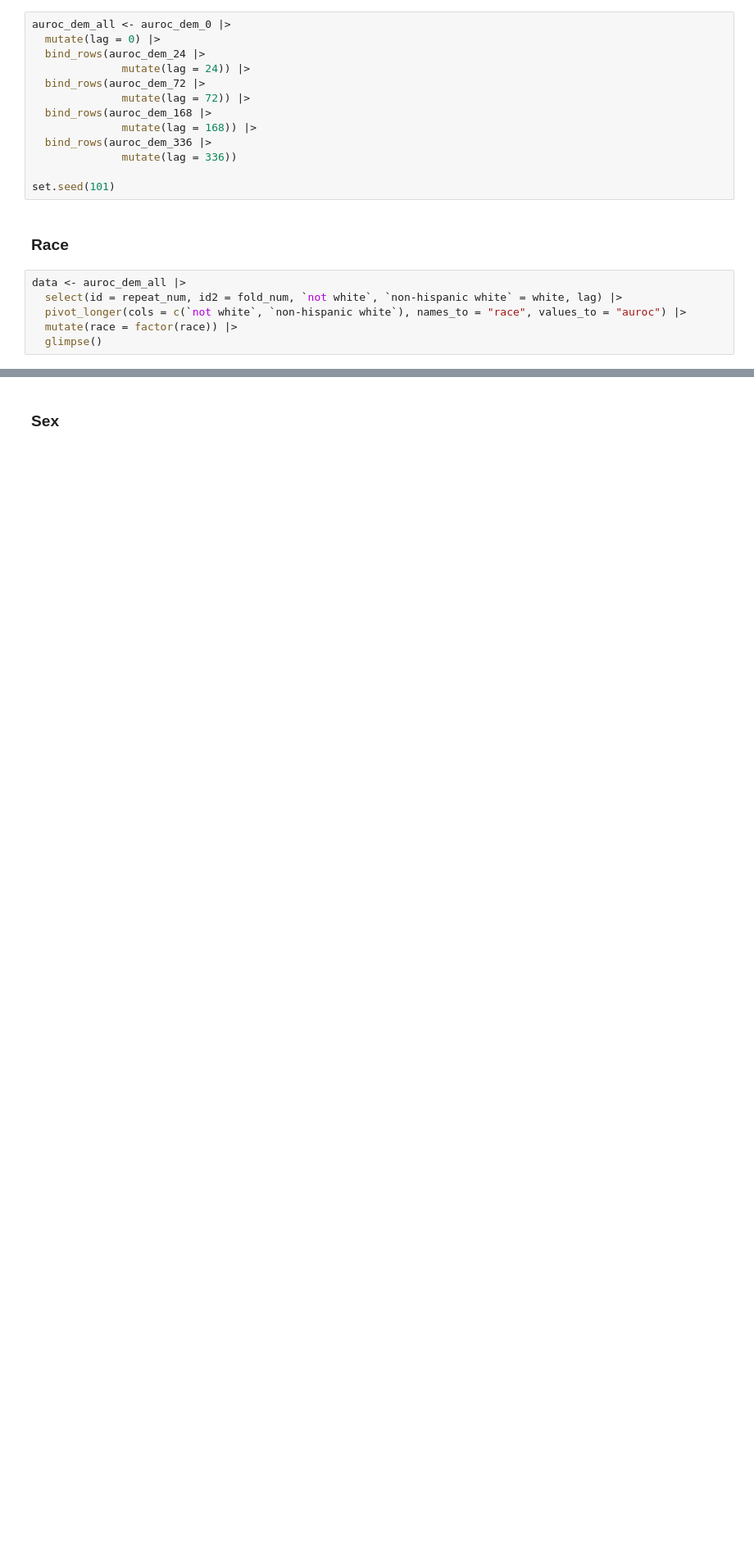
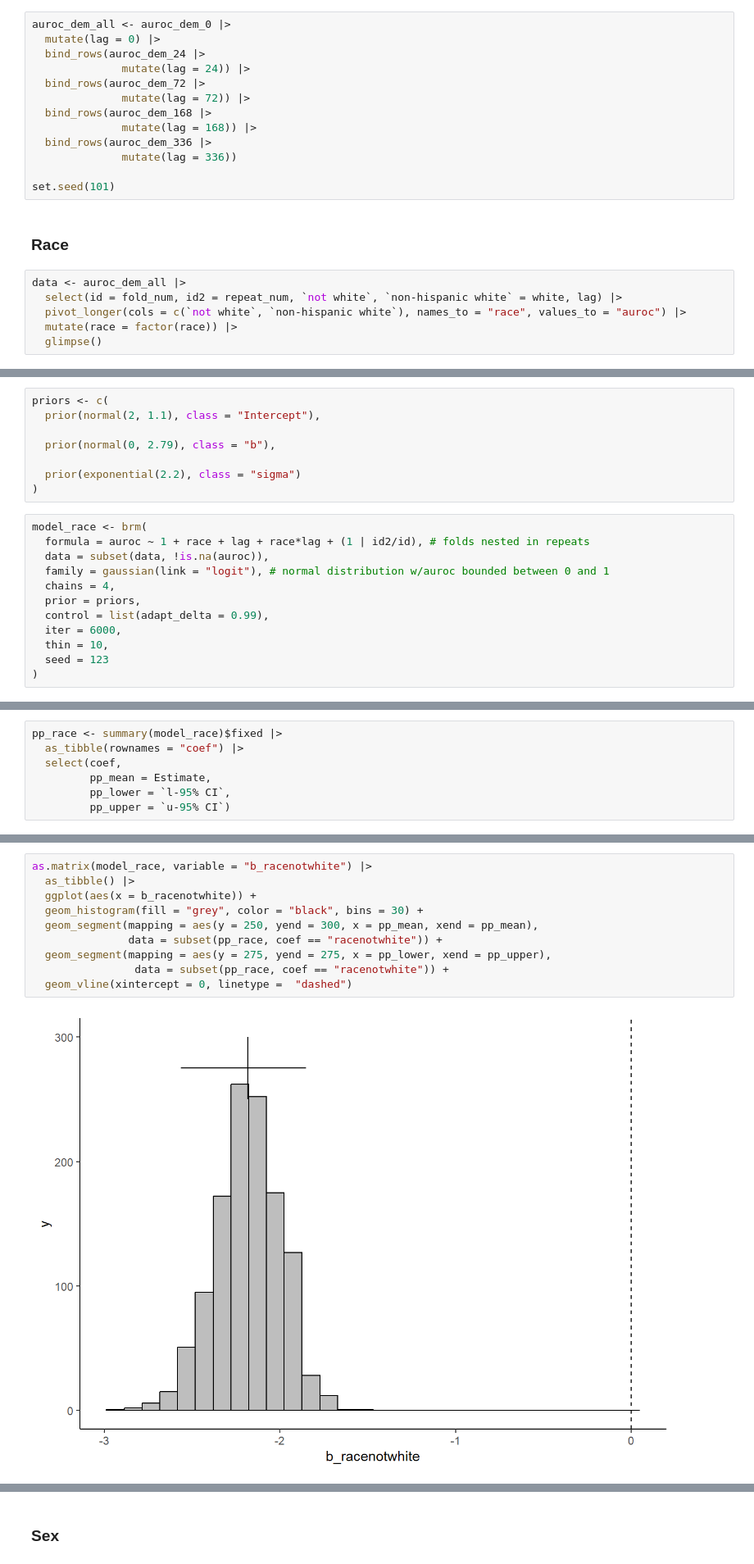
Before and after one commit to KendraPaquette/study_lag, a Jupyter notebook: notebooks/ana_time_subgroup.embed.ipynb, the cells around one changed output, grey strips where cells are left out. Shown: that part at 82% size. Drawn from its saved outputs; the diff is of its cells as text; blank space fills up the shorter version.

```diff
--- a/notebooks/ana_time_subgroup.embed.ipynb
+++ b/notebooks/ana_time_subgroup.embed.ipynb
@@ -87,7 +92,7 @@ set.seed(101)
 ### Race
 # %%
 data <- auroc_dem_all |>
-  select(id = repeat_num, id2 = fold_num, `not white`, `non-hispanic white` = white, lag) |>
+  select(id = fold_num, id2 = repeat_num, `not white`, `non-hispanic white` = white, lag) |>
   pivot_longer(cols = c(`not white`, `non-hispanic white`), names_to = "race", values_to = "auroc") |>
   mutate(race = factor(race)) |>
   glimpse()
@@ -150,0 +109,20 @@ scale reduction factor on split chains (at convergence, Rhat = 1).
+# %%
+priors <- c(
+  prior(normal(2, 1.1), class = "Intercept"),
+
+  prior(normal(0, 2.79), class = "b"),
+
+  prior(exponential(2.2), class = "sigma")
+)
+# %%
+model_race <- brm(
+  formula = auroc ~ 1 + race + lag + race*lag + (1 | id2/id), # folds nested in repeats
+  data = subset(data, !is.na(auroc)),
+  family = gaussian(link = "logit"), # normal distribution w/auroc bounded between 0 and 1
+  chains = 4,
+  prior = priors,
+  control = list(adapt_delta = 0.99),
+  iter = 6000,
+  thin = 10,
+  seed = 123
+)
@@ -150,0 +168,7 @@ scale reduction factor on split chains (at convergence, Rhat = 1).
+# %%
+pp_race <- summary(model_race)$fixed |>
+  as_tibble(rownames = "coef") |>
+  select(coef,
+         pp_mean = Estimate,
+         pp_lower = `l-95% CI`,
+         pp_upper = `u-95% CI`)
@@ -150,0 +177,12 @@ scale reduction factor on split chains (at convergence, Rhat = 1).
+# %%
+as.matrix(model_race, variable = "b_racenotwhite") |>
+  as_tibble() |>
+  ggplot(aes(x = b_racenotwhite)) +
+  geom_histogram(fill = "grey", color = "black", bins = 30) +
+  geom_segment(mapping = aes(y = 250, yend = 300, x = pp_mean, xend = pp_mean),
+               data = subset(pp_race, coef == "racenotwhite")) +
+  geom_segment(mapping = aes(y = 275, yend = 275, x = pp_lower, xend = pp_upper),
+                data = subset(pp_race, coef == "racenotwhite")) +
+  geom_vline(xintercept = 0, linetype =  "dashed")
+# %% [output]
+[figure, added]
```
Also changed, not shown: parts of 34 cells of this notebook, 13 other files.
